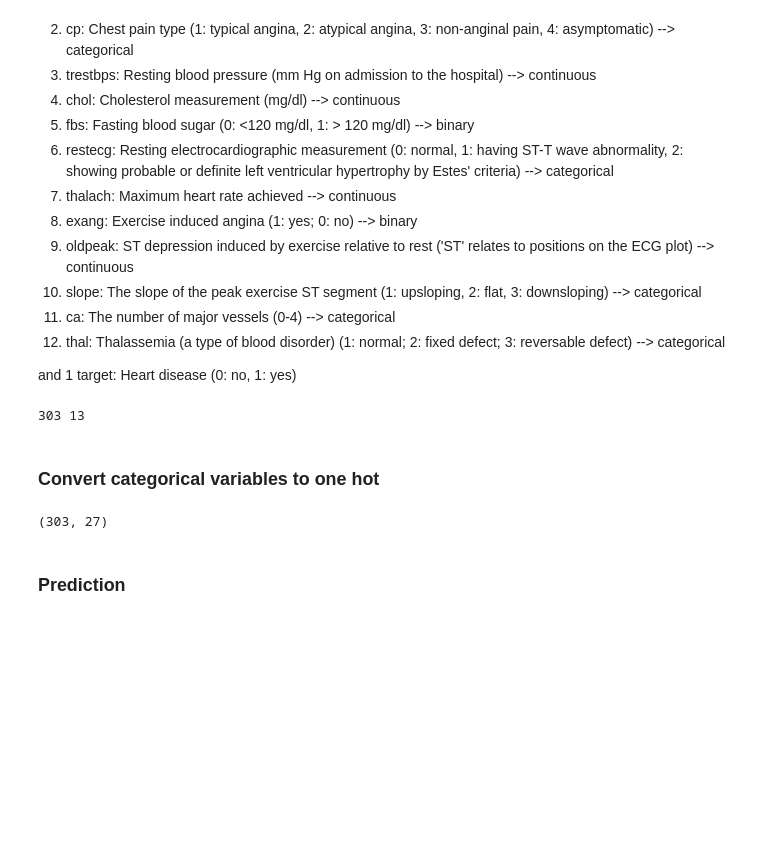
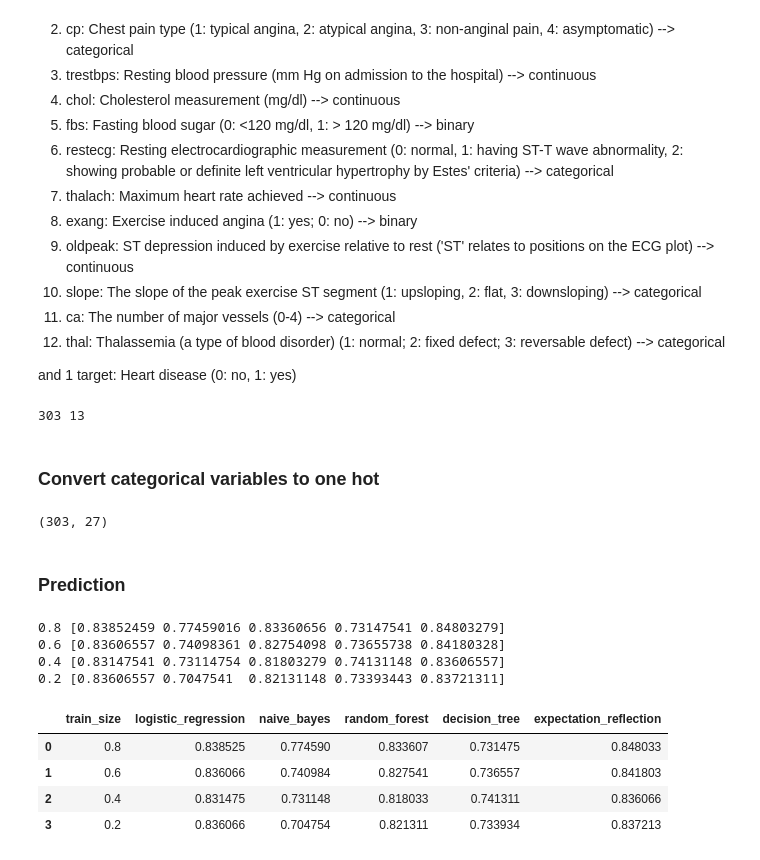
Before and after one commit to danhtaihoang/expectation-reflection, a Jupyter notebook: heartdisease.ipynb, the cells around one changed output. Drawn from its saved outputs; the diff is of its cells as text; code cells hidden in the pictures; blank space fills up the shorter version.

```diff
--- a/heartdisease.ipynb
+++ b/heartdisease.ipynb
@@ -166 +165,24 @@ def compare_inference(X,y,train_size):
+# %%
+list_train_size = [0.8,0.6,0.4,0.2]
+list_methods=['logistic_regression','naive_bayes','random_forest','decision_tree','expectation_reflection']
+acc = np.zeros((len(list_train_size),len(list_methods)))
+acc_std = np.zeros((len(list_train_size),len(list_methods)))
+for i,train_size in enumerate(list_train_size):
+    acc[i,:],acc_std[i,:] = compare_inference(X,y,train_size)
+    print(train_size,acc[i,:])
+# %% [output]
+0.8 [0.83852459 0.77459016 0.83360656 0.73147541 0.84803279]
+0.6 [0.83606557 0.74098361 0.82754098 0.73655738 0.84180328]
+0.4 [0.83147541 0.73114754 0.81803279 0.74131148 0.83606557]
+0.2 [0.83606557 0.7047541  0.82131148 0.73393443 0.83721311]
+# %%
+df = pd.DataFrame(acc,columns = list_methods)
+df.insert(0, "train_size",list_train_size, True)
+df
+# %% [output]
+|  | train_size | logistic_regression | naive_bayes | random_forest | decision_tree | expectation_reflection |
+| 0 | 0.8 | 0.838525 | 0.774590 | 0.833607 | 0.731475 | 0.848033 |
+| 1 | 0.6 | 0.836066 | 0.740984 | 0.827541 | 0.736557 | 0.841803 |
+| 2 | 0.4 | 0.831475 | 0.731148 | 0.818033 | 0.741311 | 0.836066 |
+| 3 | 0.2 | 0.836066 | 0.704754 | 0.821311 | 0.733934 | 0.837213 |
 # %%
```
Also changed, not shown: parts of 6 cells of this notebook, 3 other files.
